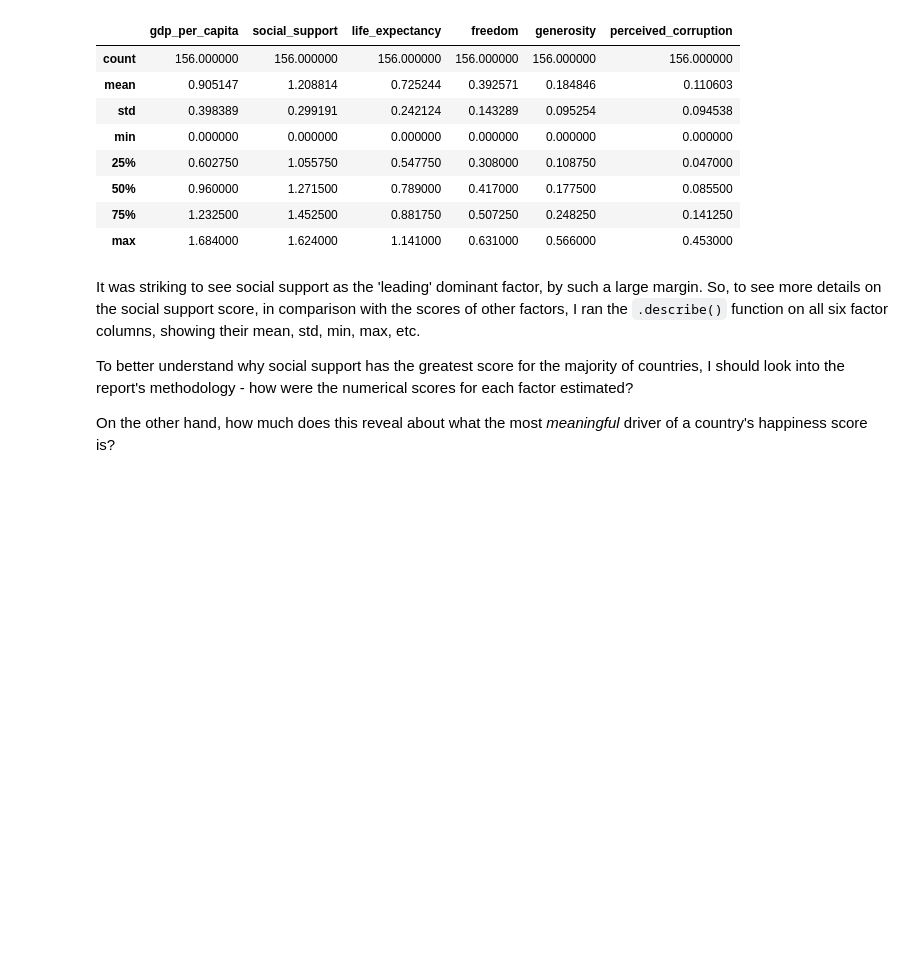
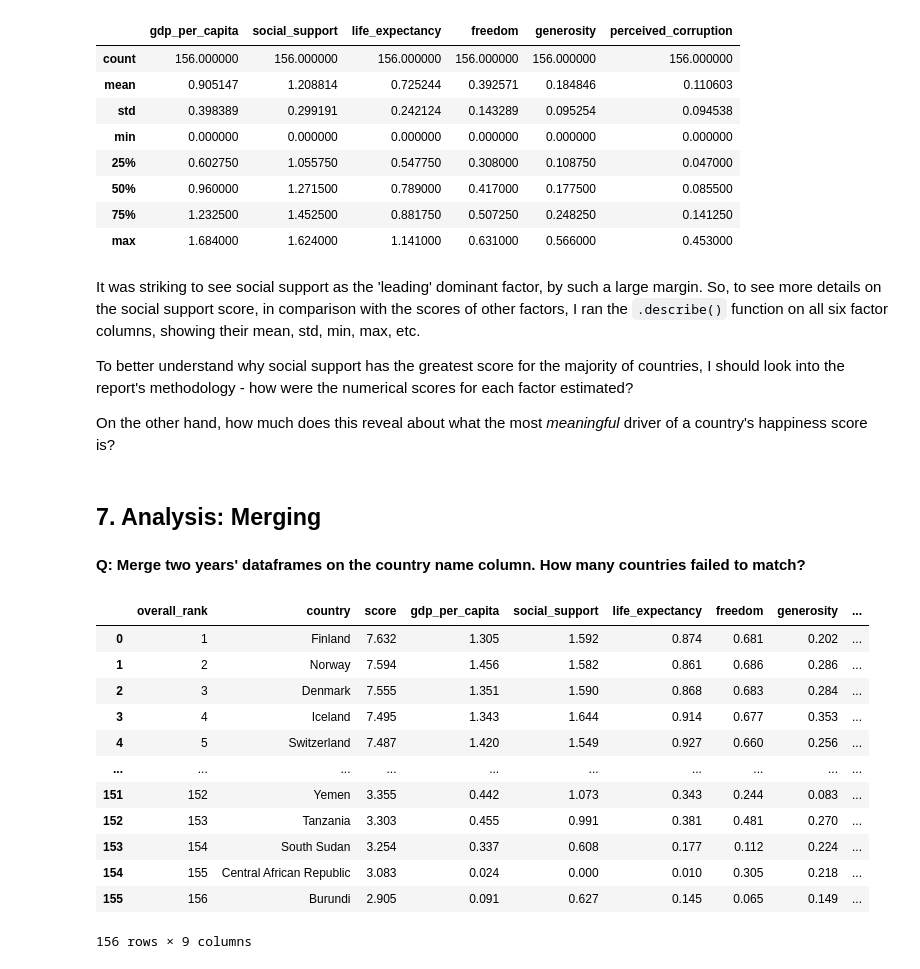
Before and after one commit to kelpppp/world-happiness-practice, a Jupyter notebook: notebook.ipynb, the cells around one changed output. Drawn from its saved outputs; the diff is of its cells as text; code cells hidden in the pictures; blank space fills up the shorter version.

```diff
--- a/notebook.ipynb
+++ b/notebook.ipynb
@@ -509,3 +509,41 @@ It was striking to see social support as the 'leading' dominant factor, by such
 To better understand why social support has the greatest score for the majority of countries, I should look into the report's methodology - how were the numerical scores for each factor estimated?
 
 On the other hand, how much does this reveal about what the most *meaningful* driver of a country's happiness score is?
+# %% [markdown]
+## 7. Analysis: Merging
+# %% [markdown]
+**Q: Merge two years' dataframes on the country name column. How many countries failed to match?**
+# %%
+# read in 2018 data and store in dataframe
+df_2018 = pd.read_csv('data/2018.csv')
+
+# for consistency, rename columns the same way as for df_2019
+mapping = {
+    'Overall rank' : 'overall_rank',
+    'Country or region' : 'country',
+    'Score' : 'score',
+    'GDP per capita' : 'gdp_per_capita',
+    'Social support' : 'social_support',
+    'Healthy life expectancy' : 'life_expectancy',
+    'Freedom to make life choices' : 'freedom',
+    'Generosity' : 'generosity',
+    'Perceptions of corruption' : 'perceived_corruption'
+}
+
+df_2018 = df_2018.rename(columns=mapping)
+
+df_2018
+# %% [output]
+|  | overall_rank | country | score | gdp_per_capita | social_support | life_expectancy | freedom | generosity | ... |
+| 0 | 1 | Finland | 7.632 | 1.305 | 1.592 | 0.874 | 0.681 | 0.202 | ... |
+| 1 | 2 | Norway | 7.594 | 1.456 | 1.582 | 0.861 | 0.686 | 0.286 | ... |
+| 2 | 3 | Denmark | 7.555 | 1.351 | 1.590 | 0.868 | 0.683 | 0.284 | ... |
+| 3 | 4 | Iceland | 7.495 | 1.343 | 1.644 | 0.914 | 0.677 | 0.353 | ... |
+| 4 | 5 | Switzerland | 7.487 | 1.420 | 1.549 | 0.927 | 0.660 | 0.256 | ... |
+| ... | ... | ... | ... | ... | ... | ... | ... | ... | ... |
+| 151 | 152 | Yemen | 3.355 | 0.442 | 1.073 | 0.343 | 0.244 | 0.083 | ... |
+| 152 | 153 | Tanzania | 3.303 | 0.455 | 0.991 | 0.381 | 0.481 | 0.270 | ... |
+| 153 | 154 | South Sudan | 3.254 | 0.337 | 0.608 | 0.177 | 0.112 | 0.224 | ... |
+| 154 | 155 | Central African Republic | 3.083 | 0.024 | 0.000 | 0.010 | 0.305 | 0.218 | ... |
+| 155 | 156 | Burundi | 2.905 | 0.091 | 0.627 | 0.145 | 0.065 | 0.149 | ... |
+156 rows × 9 columns
```
Also changed, not shown: parts of 21 cells of this notebook.
